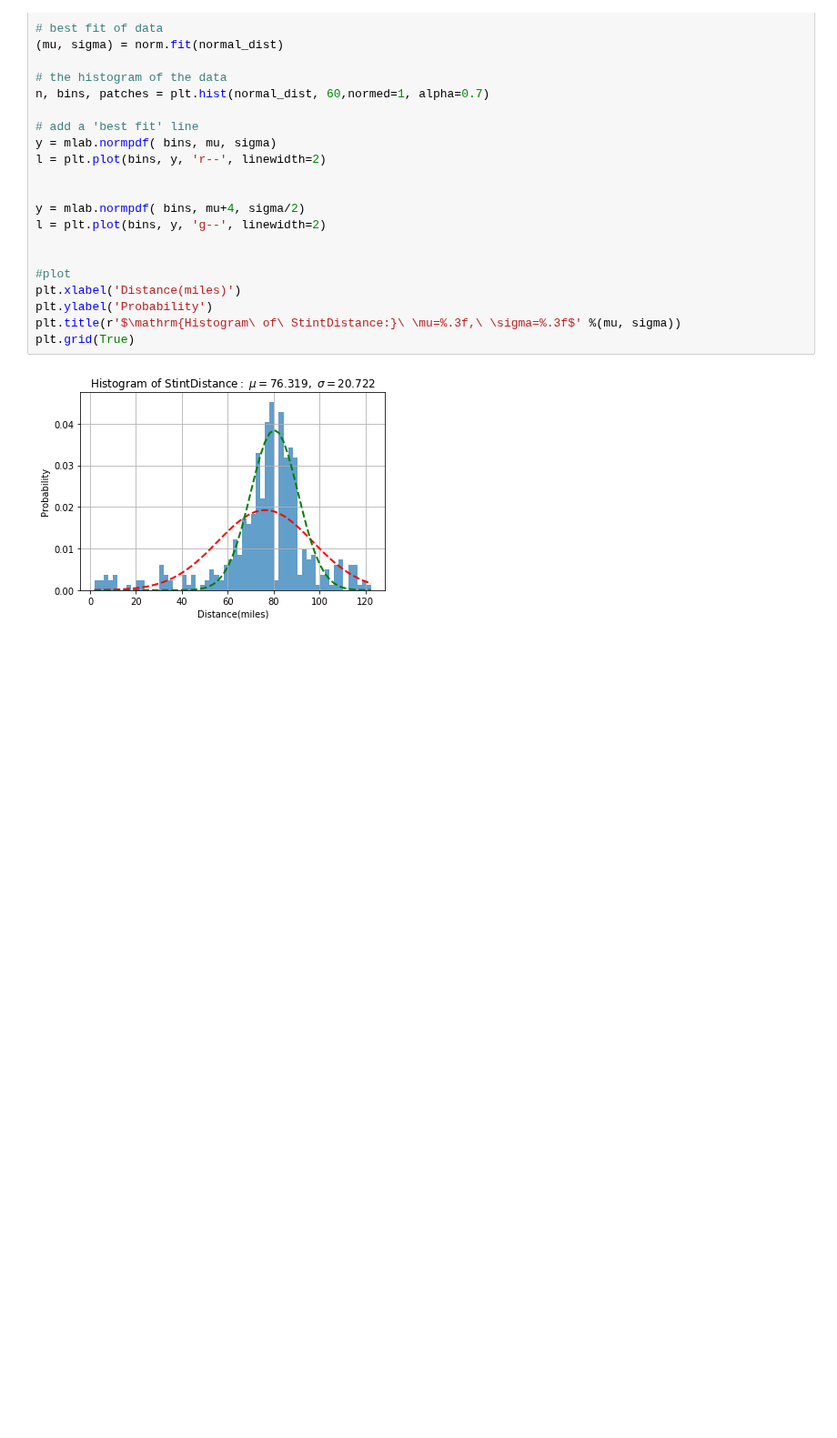
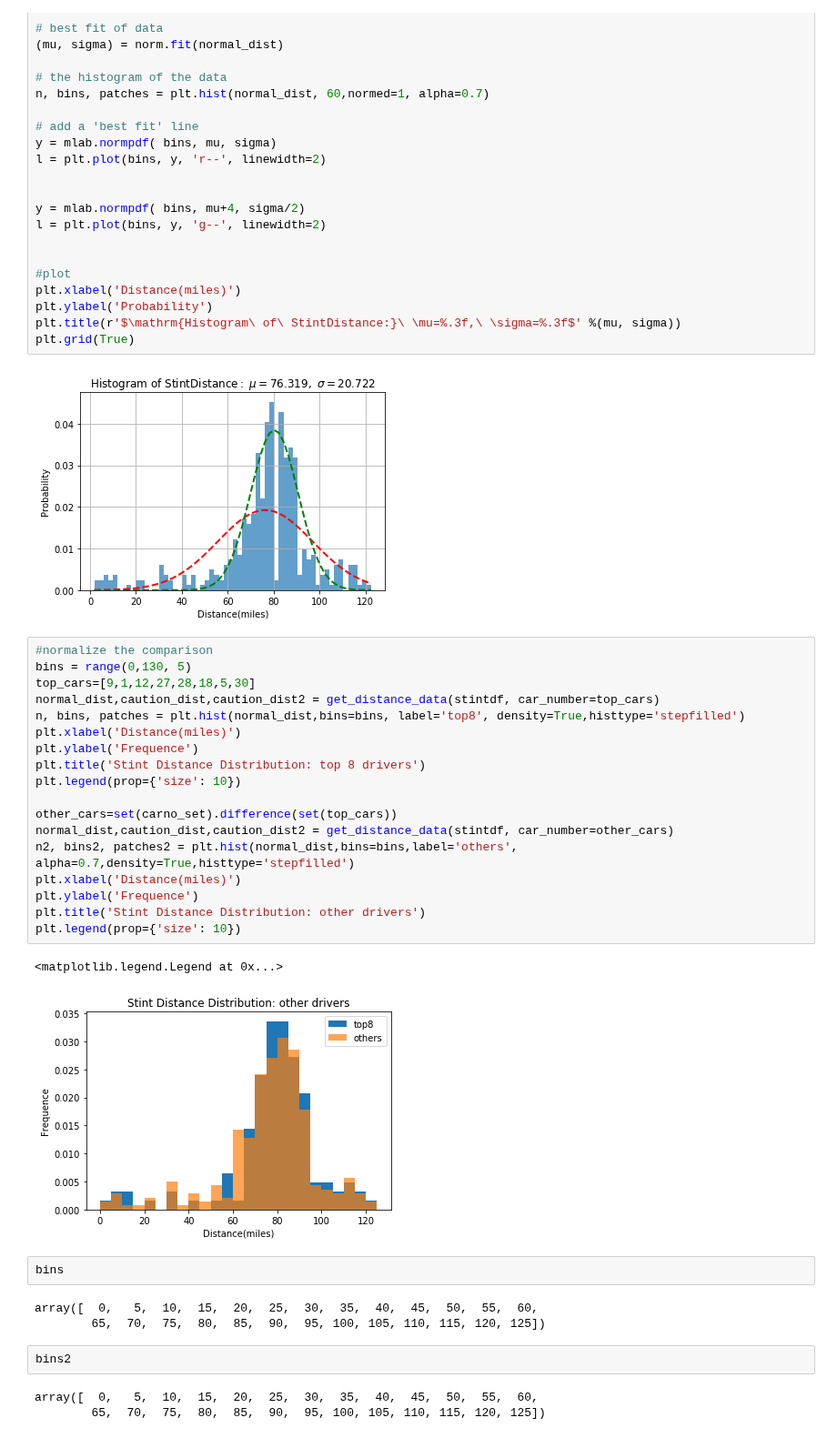
Before and after one commit to DSC-SPIDAL/rankpredictor, a Jupyter notebook: run/8.PitStopAnalysis/notebook/pitstop_dataset.ipynb, the cells around one changed output. Shown at 91% size. Drawn from its saved outputs; the diff is of its cells as text; blank space fills up the shorter version.

Commit message:
update 8.pitstopanalysis with normalized plots

```diff
--- a/run/8.PitStopAnalysis/notebook/pitstop_dataset.ipynb
+++ b/run/8.PitStopAnalysis/notebook/pitstop_dataset.ipynb
@@ -850,3 +852,34 @@ plt.title(r'$\mathrm{Histogram\ of\ StintDistance:}\ \mu=%.3f,\ \sigma=%.3f$' %(
 plt.grid(True)
 # %% [output]
 [figure]
+# %%
+#normalize the comparison
+bins = range(0,130, 5)
+top_cars=[9,1,12,27,28,18,5,30]
+normal_dist,caution_dist,caution_dist2 = get_distance_data(stintdf, car_number=top_cars)
+n, bins, patches = plt.hist(normal_dist,bins=bins, label='top8', density=True,histtype='stepfilled')
+plt.xlabel('Distance(miles)')
+plt.ylabel('Frequence')
+plt.title('Stint Distance Distribution: top 8 drivers')
+plt.legend(prop={'size': 10})
+
+other_cars=set(carno_set).difference(set(top_cars))
+normal_dist,caution_dist,caution_dist2 = get_distance_data(stintdf, car_number=other_cars)
+n2, bins2, patches2 = plt.hist(normal_dist,bins=bins,label='others', alpha=0.7,density=True,histtype='stepfilled')
+plt.xlabel('Distance(miles)')
+plt.ylabel('Frequence')
+plt.title('Stint Distance Distribution: other drivers')
+plt.legend(prop={'size': 10})
+# %% [output]
+<matplotlib.legend.Legend at 0x...>
+[figure, added]
+# %%
+bins
+# %% [output]
+array([  0,   5,  10,  15,  20,  25,  30,  35,  40,  45,  50,  55,  60,
+        65,  70,  75,  80,  85,  90,  95, 100, 105, 110, 115, 120, 125])
+# %%
+bins2
+# %% [output]
+array([  0,   5,  10,  15,  20,  25,  30,  35,  40,  45,  50,  55,  60,
+        65,  70,  75,  80,  85,  90,  95, 100, 105, 110, 115, 120, 125])
```
Also changed, not shown: parts of 3 cells of this notebook, 14 other files.
